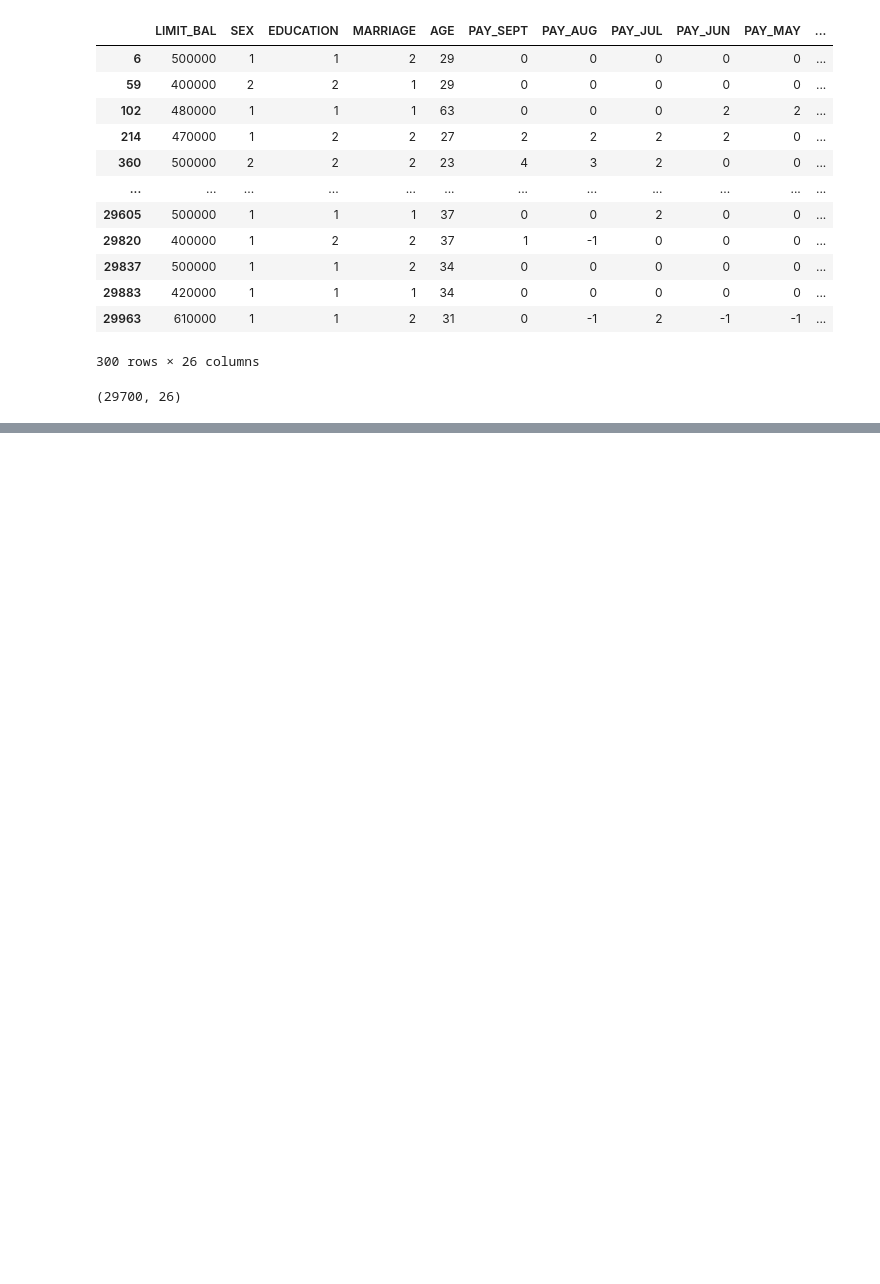
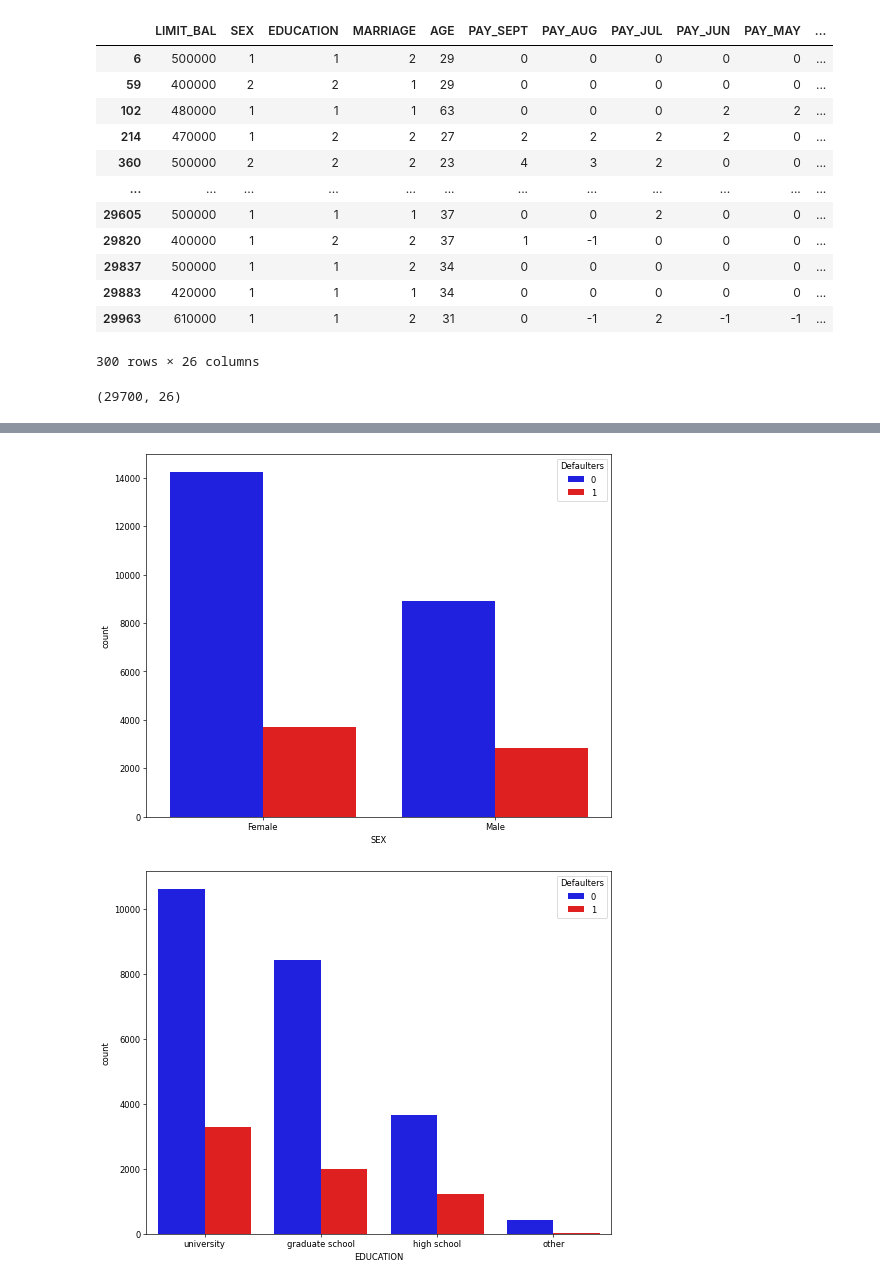
Before and after one commit to Sivaramaguhan/Credit-card-default-prediction, a Jupyter notebook: Guhan_Credit_Card_Default_Prediction_Capstone_Project.ipynb, the cells around one changed output, grey strips where cells are left out. Saved outputs shown, nothing was run; the diff lists cells and outputs as text; code cells hidden in the pictures; blank space fills up the shorter version.

```diff
--- a/Guhan_Credit_Card_Default_Prediction_Capstone_Project.ipynb
+++ b/Guhan_Credit_Card_Default_Prediction_Capstone_Project.ipynb
@@ -275,0 +318,5 @@ df.shape
+# %%
+#checking value counts of categorical_features
+for column_name in df_cat.columns:
+  print(f'count of {column_name} features')
+  print(f'\n{df_cat[column_name].value_counts()}\n')
@@ -275,0 +341,7 @@ df.shape
+# %%
+#maping numerical value to categorical for easy understanding
+df_cat['SEX']=df_cat['SEX'].map({1:'Male',2:'Female'})
+df_cat['EDUCATION']=df_cat['EDUCATION'].map({1 : 'graduate school', 2 : 'university', 3 : 'high school', 4 : 'other',5:'other',6:'other',0:'other'})
+df_cat['MARRIAGE']=df_cat['MARRIAGE'].map({1 : 'married', 2 : 'single', 3 : 'others',0 : 'others'})
+
+df_cat.head()
@@ -275,0 +355,9 @@ df.shape
+# %%
+#ploting count plot of  categorical df
+for column_name in df_cat.columns:
+  plt.figure(figsize=(10,8),dpi=60)
+  sns.countplot(x=column_name,data=df_cat,hue=df['Defaulters'],palette=["blue",'red'])
+  plt.show()
+# %% [output]
+[figure, added]
+[figure, added]
```
Also changed, not shown: parts of 31 cells of this notebook.
